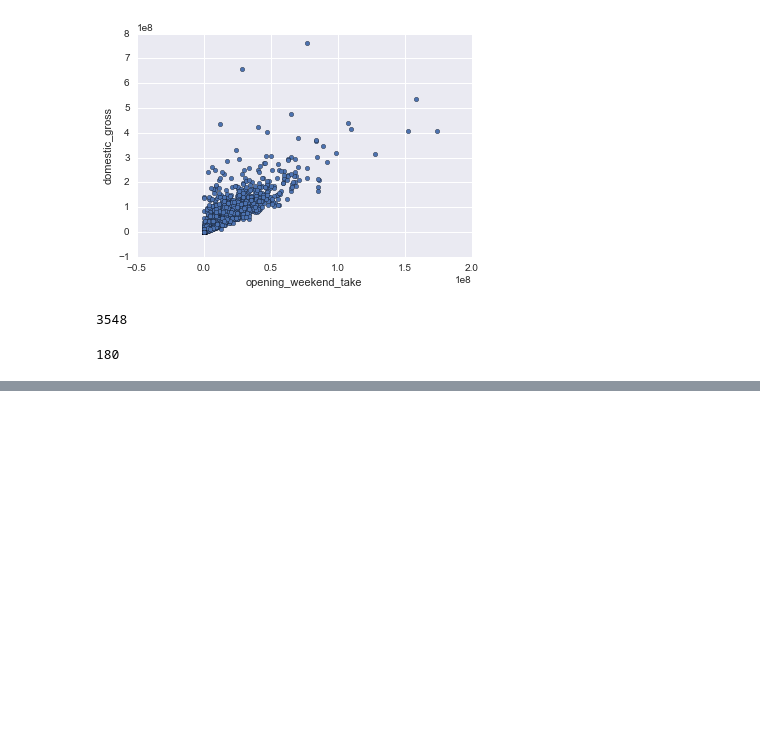
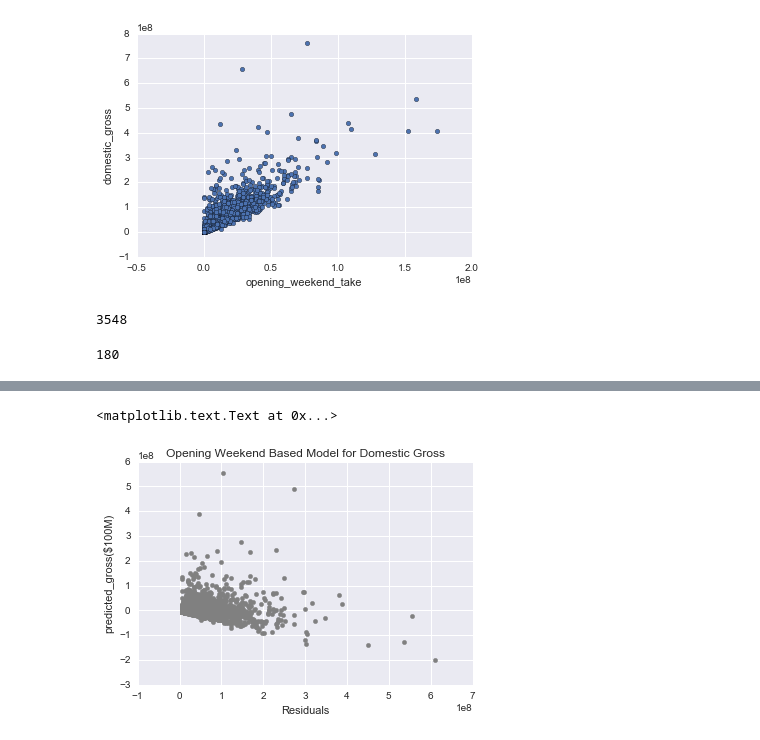
Before and after one commit to TejjeT/DataScienceProject2, a Jupyter notebook: project_1/EDA_AND_REG.ipynb, the cells around one changed output, grey strips where cells are left out. Cells and saved outputs as stored; diff of their text form; code cells hidden in the pictures; blank space fills up the shorter version.

```diff
--- a/project_1/EDA_AND_REG.ipynb
+++ b/project_1/EDA_AND_REG.ipynb
@@ -166,0 +225,10 @@ num_losing=length_total-length_nonan
+# %%
+predicted_gross = linmodel.predict(X)
+plt.scatter(predicted_gross, df.domestic_gross-predicted_gross, color='gray')
+plt.plot([0,0], [10,0])
+plt.title("Opening Weekend Based Model for Domestic Gross")
+plt.xlabel("Residuals")
+plt.ylabel("predicted_gross($100M)")
+# %% [output]
+<matplotlib.text.Text at 0x...>
+[figure, added]
```
Also changed, not shown: parts of 4 cells of this notebook, 1 other file.
